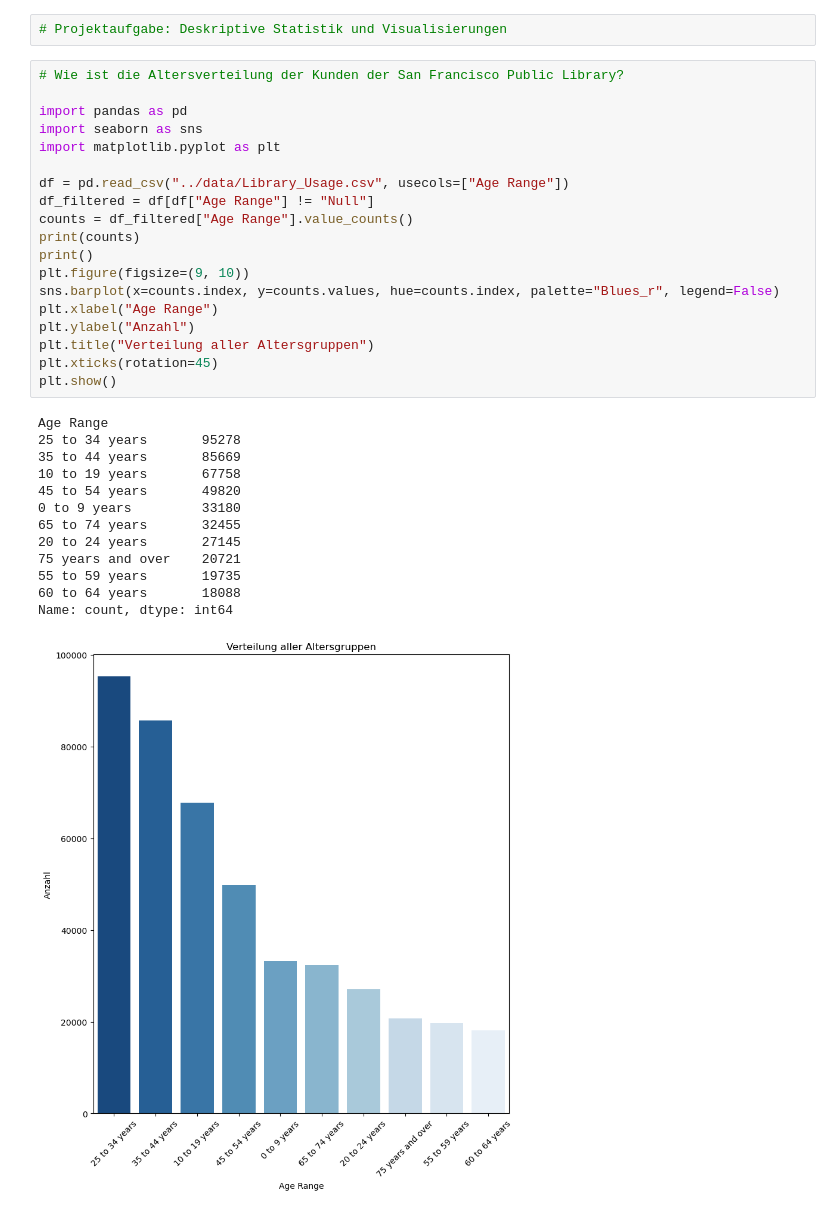
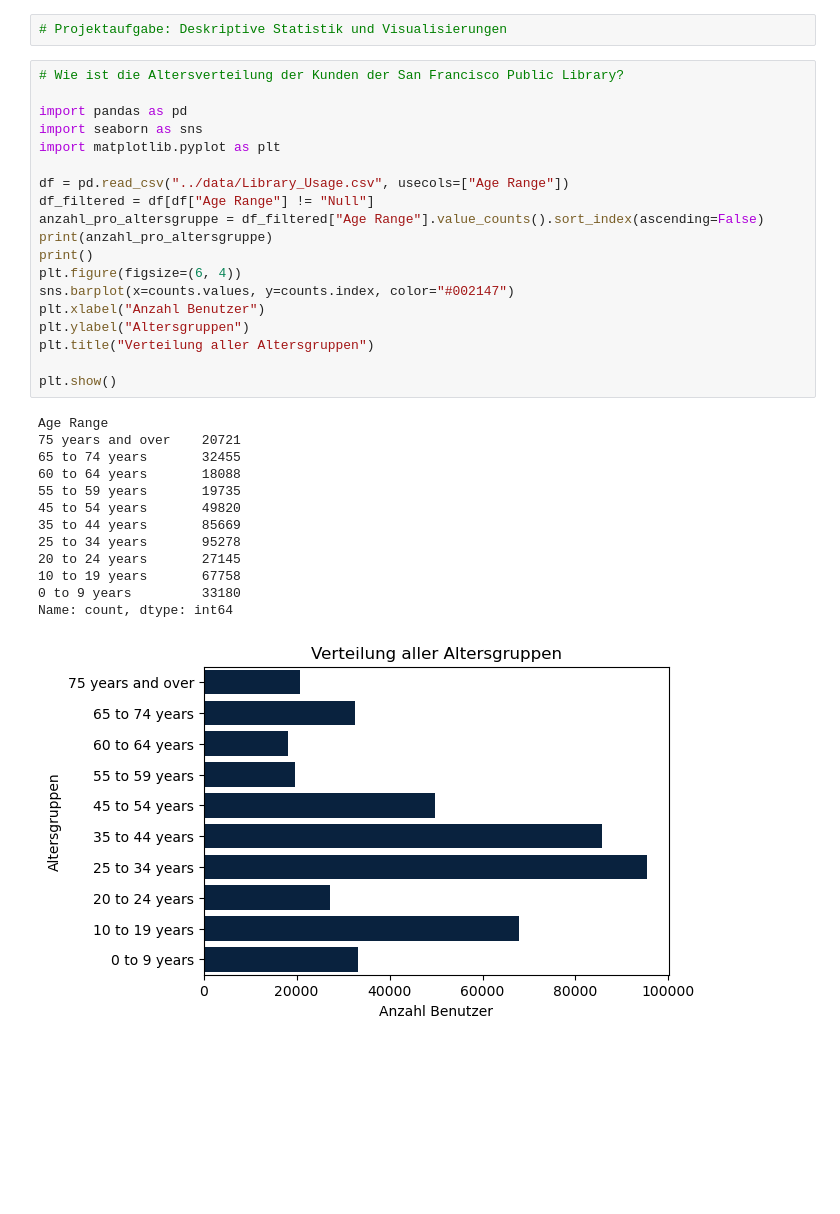
Before and after one commit to Gremmelspacher/DataLibrarian, a Jupyter notebook: Modul_3/notebooks/ProjektaufgabeDeskriptiveStatistikVisualisierungenGremmelspacher.ipynb, the cells around one changed output. Saved outputs shown, nothing was run; the diff lists cells and outputs as text; blank space fills up the shorter version.

```diff
--- a/Modul_3/notebooks/ProjektaufgabeDeskriptiveStatistikVisualisierungenGremmelspacher.ipynb
+++ b/Modul_3/notebooks/ProjektaufgabeDeskriptiveStatistikVisualisierungenGremmelspacher.ipynb
@@ -3,36 +3,36 @@
 # %%
 # Wie ist die Altersverteilung der Kunden der San Francisco Public Library?
 
 import pandas as pd
 import seaborn as sns
 import matplotlib.pyplot as plt
 
 df = pd.read_csv("../data/Library_Usage.csv", usecols=["Age Range"])
 df_filtered = df[df["Age Range"] != "Null"]
-counts = df_filtered["Age Range"].value_counts()
-print(counts)
+anzahl_pro_altersgruppe = df_filtered["Age Range"].value_counts().sort_index(ascending=False)
+print(anzahl_pro_altersgruppe)
 print()
-plt.figure(figsize=(9, 10))
-sns.barplot(x=counts.index, y=counts.values, hue=counts.index, palette="Blues_r", legend=False)
-plt.xlabel("Age Range")
-plt.ylabel("Anzahl")
+plt.figure(figsize=(6, 4))
+sns.barplot(x=counts.values, y=counts.index, color="#002147")
+plt.xlabel("Anzahl Benutzer")
+plt.ylabel("Altersgruppen")
 plt.title("Verteilung aller Altersgruppen")
-plt.xticks(rotation=45)
+
 plt.show()
 # %% [output]
 Age Range
+75 years and over    20721
+65 to 74 years       32455
+60 to 64 years       18088
+55 to 59 years       19735
+45 to 54 years       49820
+35 to 44 years       85669
 25 to 34 years       95278
-35 to 44 years       85669
+20 to 24 years       27145
 10 to 19 years       67758
-45 to 54 years       49820
 0 to 9 years         33180
-65 to 74 years       32455
-20 to 24 years       27145
-75 years and over    20721
-55 to 59 years       19735
-60 to 64 years       18088
 Name: count, dtype: int64
-[figure, old version]
+[figure, new version]
 # %%
 # Wie viele Senioren und Kinder sind Kunden der San Francisco Public Library?
 
```
Also changed, not shown: parts of 7 cells of this notebook.
